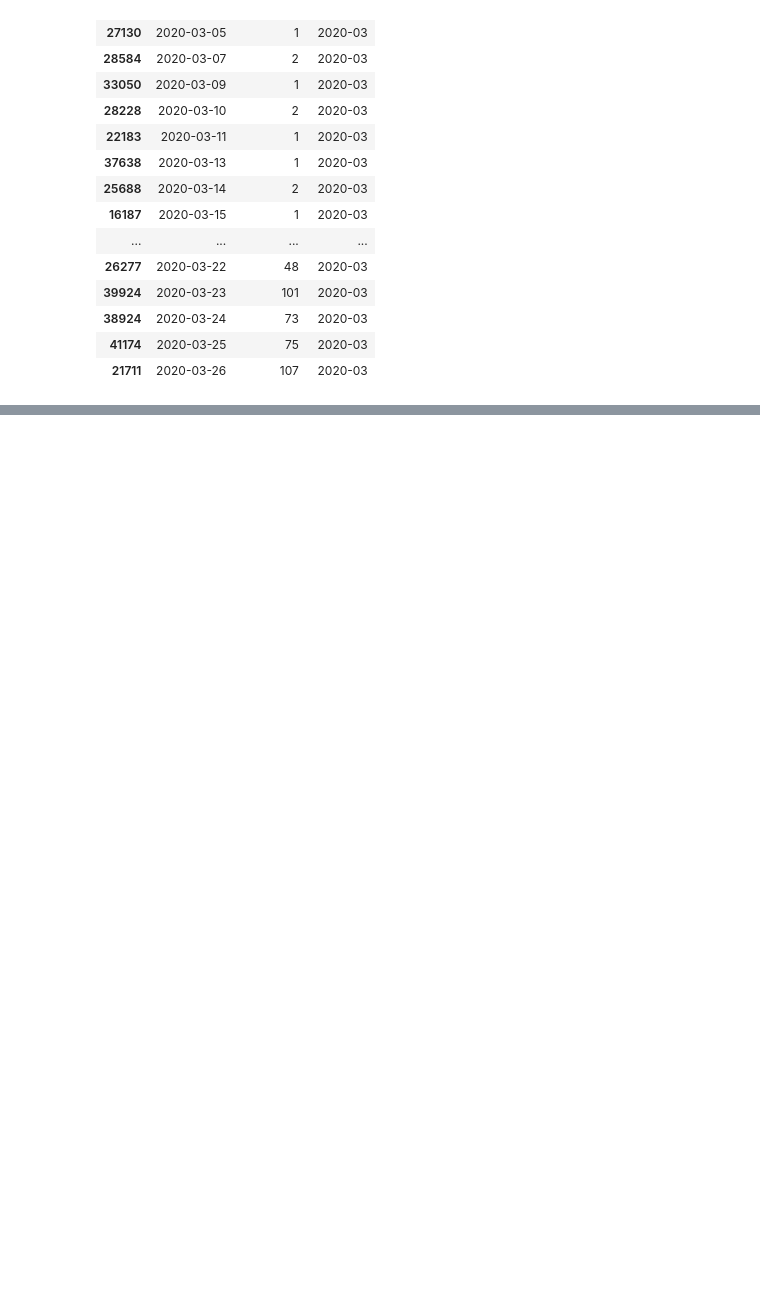
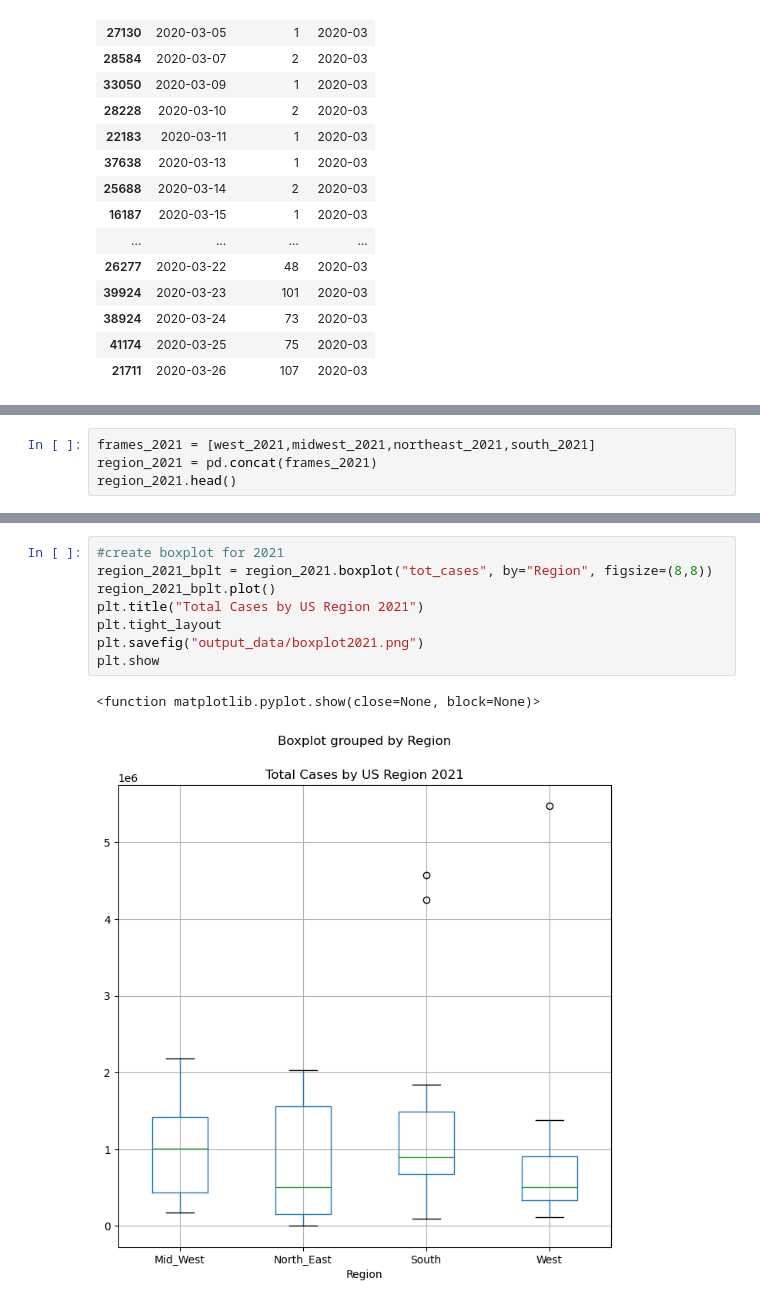
Before and after one commit to kkevin1999/Data_Project_1, a Jupyter notebook: tracey.ipynb, the cells around one changed output, grey strips where cells are left out. Cells and saved outputs as stored; diff of their text form; blank space fills up the shorter version.

```diff
--- a/tracey.ipynb
+++ b/tracey.ipynb
@@ -186,0 +363,4 @@ TypeError: ufunc 'divide' not supported for the input types, and the inputs coul
+# %%
+frames_2021 = [west_2021,midwest_2021,northeast_2021,south_2021]
+region_2021 = pd.concat(frames_2021)
+region_2021.head()
@@ -186,0 +374,11 @@ TypeError: ufunc 'divide' not supported for the input types, and the inputs coul
+# %%
+#create boxplot for 2021
+region_2021_bplt = region_2021.boxplot("tot_cases", by="Region", figsize=(8,8))
+region_2021_bplt.plot()
+plt.title("Total Cases by US Region 2021")
+plt.tight_layout
+plt.savefig("output_data/boxplot2021.png")
+plt.show
+# %% [output]
+<function matplotlib.pyplot.show(close=None, block=None)>
+[figure, added]
```
Also changed, not shown: parts of 34 cells of this notebook.
